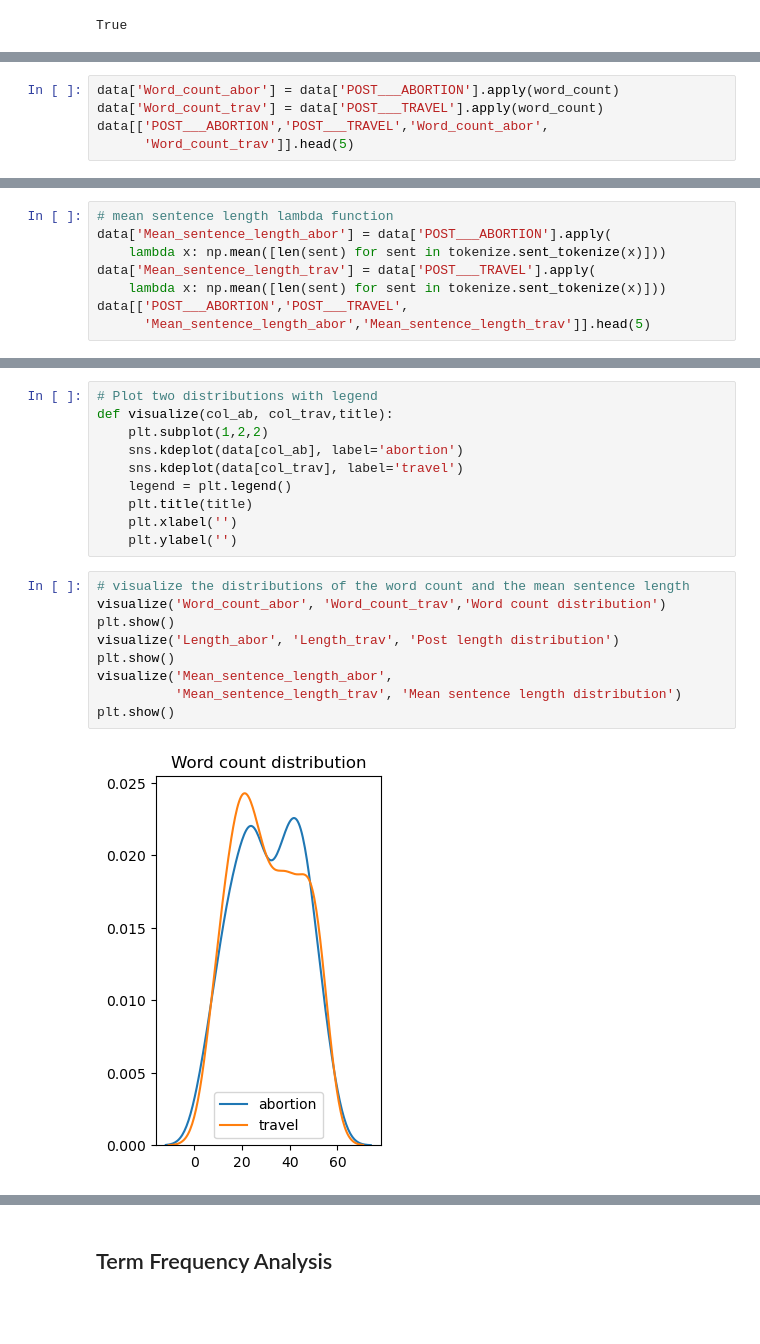
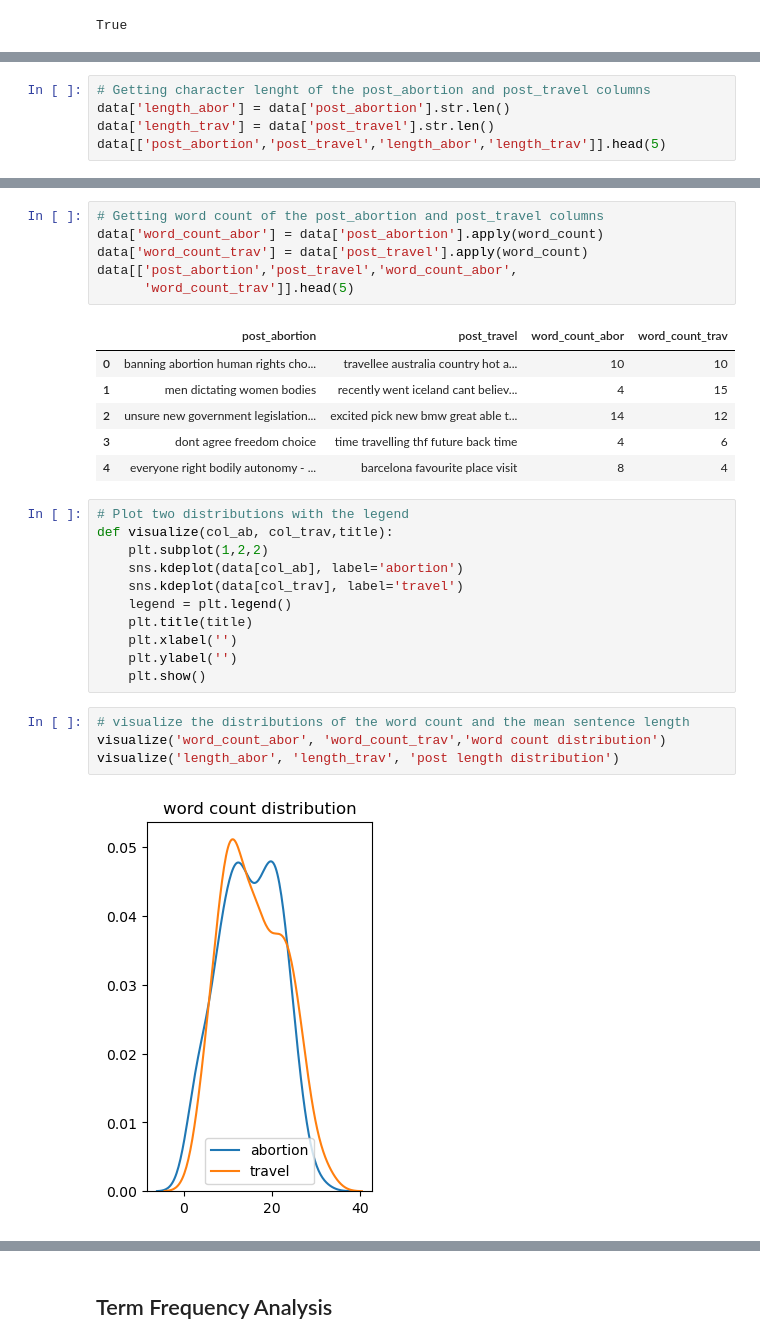
Before and after one commit to jfpio/narcissistic-twitter, a Jupyter notebook: notebooks/exploratory_data_analysis.ipynb, the cells around one changed output, grey strips where cells are left out. Cells and saved outputs as stored; diff of their text form; blank space fills up the shorter version.

```diff
--- a/notebooks/exploratory_data_analysis.ipynb
+++ b/notebooks/exploratory_data_analysis.ipynb
@@ -171,0 +205,5 @@ data[['POST___ABORTION','POST___TRAVEL','Length_abor','Length_trav']].head(5)
+# %%
+# Getting character lenght of the post_abortion and post_travel columns
+data['length_abor'] = data['post_abortion'].str.len()
+data['length_trav'] = data['post_travel'].str.len()
+data[['post_abortion','post_travel','length_abor','length_trav']].head(5)
@@ -174,8 +219,3 @@ data[['POST___ABORTION','POST___TRAVEL','Length_abor','Length_trav']].head(5)
 def word_count(text):
     words = text.split()
     return len(words)
-# %%
-data['Word_count_abor'] = data['POST___ABORTION'].apply(word_count)
-data['Word_count_trav'] = data['POST___TRAVEL'].apply(word_count)
-data[['POST___ABORTION','POST___TRAVEL','Word_count_abor',
-      'Word_count_trav']].head(5)
@@ -194,8 +221,0 @@ np.mean([len(sent) for sent in
-# %%
-# mean sentence length lambda function
-data['Mean_sentence_length_abor'] = data['POST___ABORTION'].apply(
-    lambda x: np.mean([len(sent) for sent in tokenize.sent_tokenize(x)]))
-data['Mean_sentence_length_trav'] = data['POST___TRAVEL'].apply(
-    lambda x: np.mean([len(sent) for sent in tokenize.sent_tokenize(x)]))
-data[['POST___ABORTION','POST___TRAVEL',
-      'Mean_sentence_length_abor','Mean_sentence_length_trav']].head(5)
@@ -209,5 +222,18 @@ data[['POST___ABORTION','POST___TRAVEL',
+# %%
+# Getting word count of the post_abortion and post_travel columns
+data['word_count_abor'] = data['post_abortion'].apply(word_count)
+data['word_count_trav'] = data['post_travel'].apply(word_count)
+data[['post_abortion','post_travel','word_count_abor',
+      'word_count_trav']].head(5)
+# %% [output]
+|  | post_abortion | post_travel | word_count_abor | word_count_trav |
+| 0 | banning abortion human rights cho... | travellee australia country hot a... | 10 | 10 |
+| 1 | men dictating women bodies | recently went iceland cant believ... | 4 | 15 |
+| 2 | unsure new government legislation... | excited pick new bmw great able t... | 14 | 12 |
+| 3 | dont agree freedom choice | time travelling thf future back time | 4 | 6 |
+| 4 | everyone right bodily autonomy - ... | barcelona favourite place visit | 8 | 4 |
 # %%
-# Plot two distributions with legend
+# Plot two distributions with the legend
 def visualize(col_ab, col_trav,title):
     plt.subplot(1,2,2)
     sns.kdeplot(data[col_ab], label='abortion')
@@ -216,14 +242,10 @@ def visualize(col_ab, col_trav,title):
     plt.title(title)
     plt.xlabel('')
     plt.ylabel('')
+    plt.show()
 # %%
 # visualize the distributions of the word count and the mean sentence length
-visualize('Word_count_abor', 'Word_count_trav','Word count distribution')
-plt.show()
-visualize('Length_abor', 'Length_trav', 'Post length distribution')
-plt.show()
-visualize('Mean_sentence_length_abor',
-          'Mean_sentence_length_trav', 'Mean sentence length distribution')
-plt.show()
+visualize('word_count_abor', 'word_count_trav','word count distribution')
+visualize('length_abor', 'length_trav', 'post length distribution')
 # %% [output]
-[figure, old version]
+[figure, new version]
```
Also changed, not shown: parts of 61 cells of this notebook, 1 other file.
